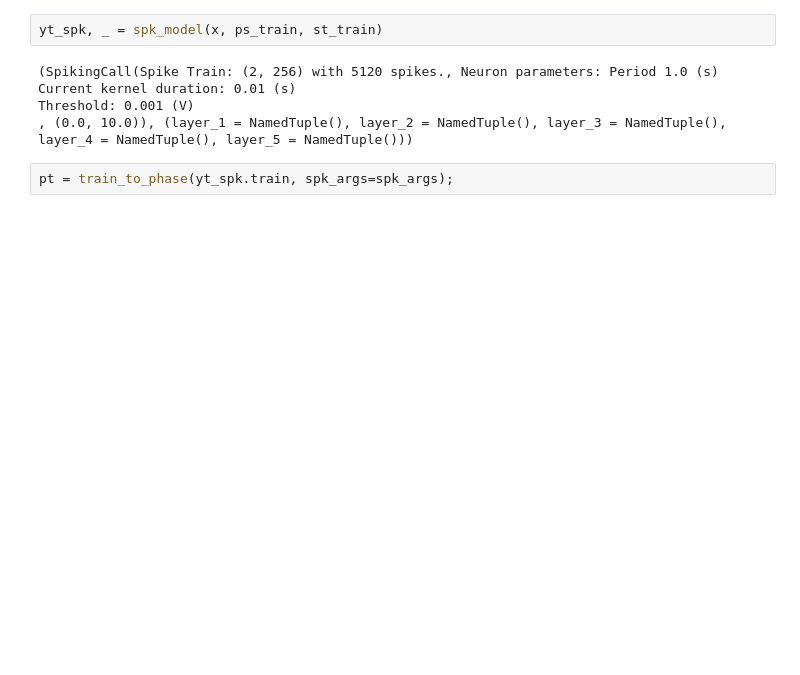
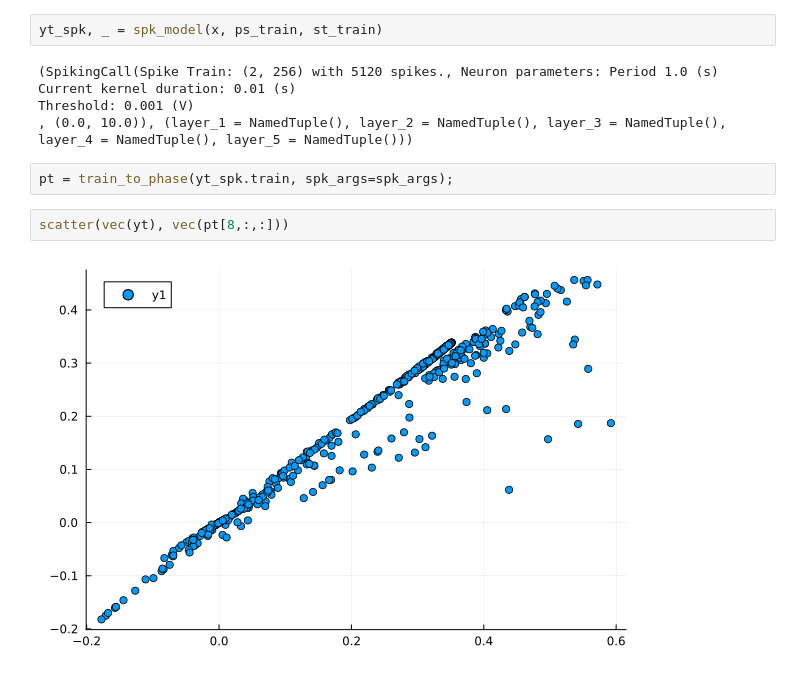
Before and after one commit to wilkieolin/PhasorNetworks.jl, a Jupyter notebook: demos/network.ipynb, the cells around one changed output. Saved outputs shown, nothing was run; the diff lists cells and outputs as text; blank space fills up the shorter version.

```diff
--- a/demos/network.ipynb
+++ b/demos/network.ipynb
@@ -323,6 +329,10 @@ Threshold: 0.001 (V)
 , (0.0, 10.0)), (layer_1 = NamedTuple(), layer_2 = NamedTuple(), layer_3 = NamedTuple(), layer_4 = NamedTuple(), layer_5 = NamedTuple()))
 # %%
 pt = train_to_phase(yt_spk.train, spk_args=spk_args);
+# %%
+scatter(vec(yt), vec(pt[8,:,:]))
+# %% [output]
+[figure, added]
 # %%
 scatter(vec(yt), vec(pt[5,:,:]))
 # %% [output]
```
Also changed, not shown: parts of 32 cells of this notebook, 1 other file.
